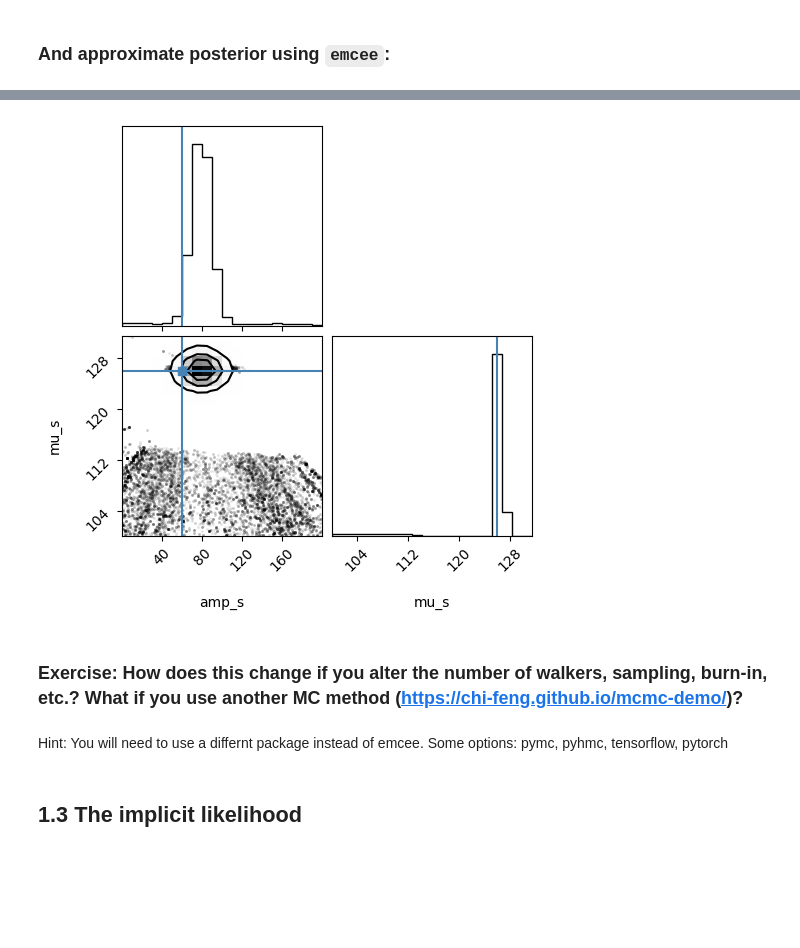
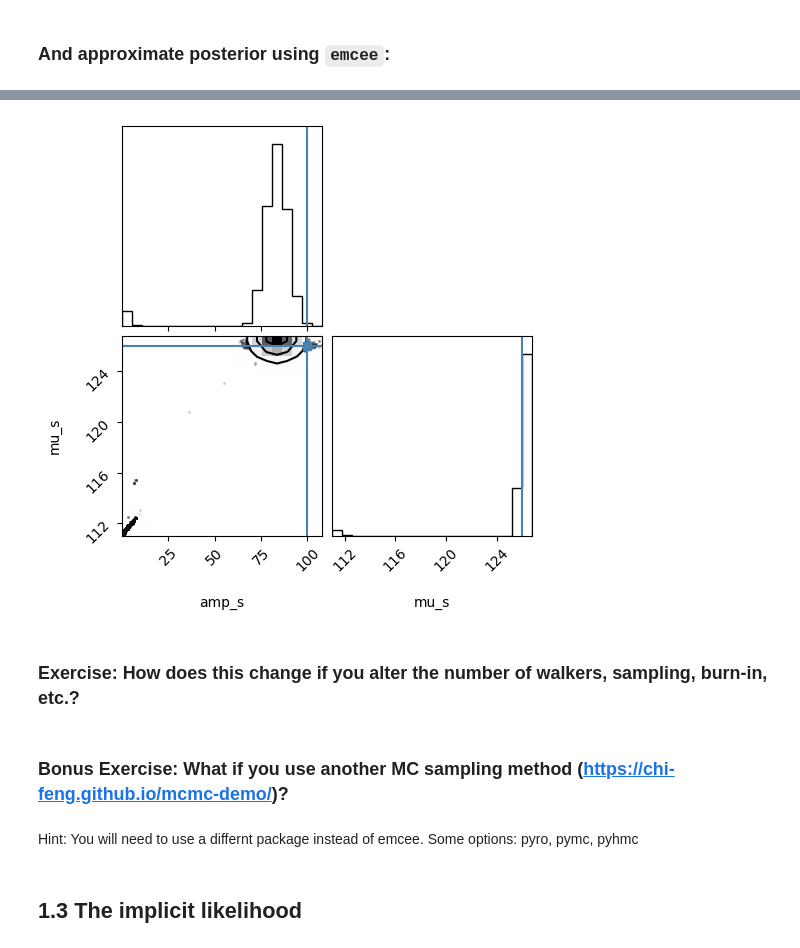
Before and after one commit to jessimic/sbi-tutorial-iaifi, a Jupyter notebook: tutorial.ipynb, the cells around one changed output, grey strips where cells are left out. Drawn from its saved outputs; the diff is of its cells as text; code cells hidden in the pictures; blank space fills up the shorter version.

```diff
--- a/tutorial.ipynb
+++ b/tutorial.ipynb
@@ -65,10 +65,10 @@ Let's reproduce one of the most popular examples in particle physics, the mass p
 # %% [markdown]
 <img src=./assets/higgs_mass_plot_cms.jpg alt= “” width=700>
 # %%
-mass_sample = np.linspace(115, 155, 400)  # Mass range in GeV
+mass_sample = np.linspace(100, 150, 400)  # Mass range in GeV
 
 # Power-law background
-exp_b = -5.6
+exp_b = -5.75
 amp_b = 7.5e13
 y_b_sample = amp_b * (mass_sample ** exp_b)
 
@@ -112,12 +112,12 @@ def poisson_interval(k, alpha=0.32):
         low = 0.0
     return k - low, high - k
 # %%
-y = np.linspace(115, 155, 50)  # Dependent variable
+y = np.linspace(100, 150, 60)  # Dependent variable
 
 # Mean expected counts
 x_mu = bump_forward_model(y,
-                    amp_s=60, mu_s=126, std_s=2,  # Signal params -- BUMP UP amplitute and std for ease
-                    amp_b=7.5e13, exp_b=-5.6)  # Background params
+                    amp_s=80, mu_s=126, std_s=2,  # Signal params -- BUMP UP amplitute and std for ease
+                    amp_b=7.5e13, exp_b=-5.75)  # Background params
 
 # Realized counts
 x = np.random.poisson(x_mu)
@@ -154,7 +154,7 @@ def log_like_sig(params, y, x):
     """ Log-likehood function for a Gaussian bump (amp_s, mu_s) on top of a fixed PL background.
     """
     amp_s, mu_s = params
-    std_s, amp_b, exp_b = 1, 7.5e13, -5.6
+    std_s, amp_b, exp_b = 2, 7.5e13, -5.75
     mu = bump_forward_model(y, amp_s, mu_s, std_s, amp_b, exp_b)
     return poisson.logpmf(x, mu).sum()
 
@@ -183,7 +183,7 @@ def log_prior(thetas):
     """ Log-prior function for a Gaussian bump (amp_s, mu_s) on top of a fixed PL background.
     """
     amp_s, mu_s = thetas
-    if 0 < amp_s < 200 and 100 < mu_s < 150: #0 < mu_s < 2:
+    if 0 < amp_s < 200 and 110 < mu_s < 140:
         return 0
     else:
         return -np.inf
@@ -226,13 +206,15 @@ array([[ 78.86152112, 131.2968942 ],
 # %%
 # Plot posterior samples
-flat_samples = sampler.get_chain(discard=5000, flat=True) #"Burn in" or discrading the first X steps is common practice for MCMC
-corner.corner(flat_samples, labels=["amp_s", "mu_s"], truths=[60, 126], smooth=1.);
+flat_samples = sampler.get_chain(discard=6000, flat=True) #"Burn in" or discrading the first X steps is common practice for MCMC
+corner.corner(flat_samples, labels=["amp_s", "mu_s"], truths=[100, 126], smooth=1.);
 # %% [output]
-[figure, old version]
+[figure, new version]
 # %% [markdown]
-### Exercise: How does this change if you alter the number of walkers, sampling, burn-in, etc.? What if you use another MC method (https://chi-feng.github.io/mcmc-demo/)?
+### **Exercise**: How does this change if you alter the number of walkers, sampling, burn-in, etc.?
+# %% [markdown]
+### **Bonus Exercise**: What if you use another MC sampling method (https://chi-feng.github.io/mcmc-demo/)?
 # %% [markdown]
-Hint: You will need to use a differnt package instead of emcee. Some options: pymc, pyhmc, tensorflow, pytorch
+Hint: You will need to use a differnt package instead of emcee. Some options: pyro, pymc, pyhmc
 # %%
 # Sampling with `pyhmc`
 # %% [markdown]
```
Also changed, not shown: parts of 31 cells of this notebook.
